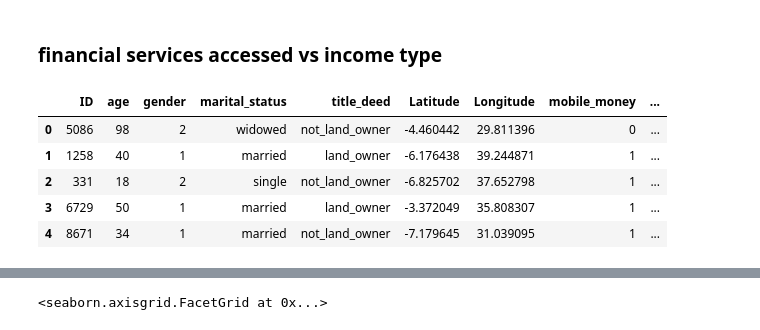
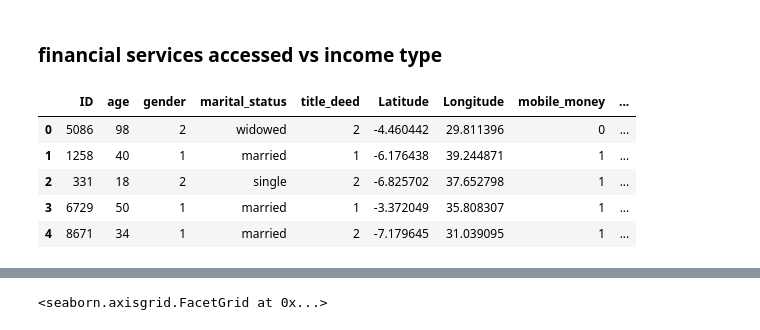
Before and after one commit to masaimahapa/Tanzania-mobile-money, a Jupyter notebook: mobile-money analysis.ipynb, the cells around one changed output, grey strips where cells are left out. Cells and saved outputs as stored; diff of their text form; code cells hidden in the pictures.

```diff
--- a/mobile-money analysis.ipynb
+++ b/mobile-money analysis.ipynb
@@ -32,5 +32,8 @@ Requirement already satisfied: six in /home/masai/anaconda3/lib/python3.7/site-p
 # %%
 df_mobile= pd.read_csv('training.csv')
+# %%
+df_income= df_mobile.loc[:, 'Q8_1':'Q8_11']
+
+df_mobile['income']= df_income.sum(axis = 1, skipna = True)
 # %%
 df_mobile = df_mobile.rename({'Q1': 'age', 'Q2': 'gender', 'Q3':'marital_status', 'Q4':'highest_education', 'Q5':'land_ownership', 'Q6':'title_deed', 'Q7':'own_phone', 'Q8_1':'salaries_wages', 'Q8_2':'selling_produce', 'Q8_3':'selling_services', 'Q8_4':'piece_job', 'Q8_5':'rental_income', 'Q8_6':'interest_earned','Q8_7':'pension', 'Q8_8':'social_grant', 'Q8_9':'pocket_money', 'Q8_10':'someone_pays', 'Q8_11':'other', 'Q9':'employer_for_employed', 'Q10':'what_you_sell', 'Q11':'service_you_provide', 'Q12':'sent_money_in_12_months', 'Q13':'when_last_send_money','Q14':'recieved_money_in_12_months','Q15':'when_last_recieve_money','Q16':'how_often_purchase_mobilemoney','Q17':'how_often_pay_bills_with_mm','Q18':'literacy_Kiswhahili','Q19':'literacy_english'}, axis='columns')
-df_mobile.columns
@@ -388,4 +238,4 @@ number_to_word= {
     1: 'land_owner',
     2:'not_land_owner'
 }
-df_income.title_deed= df_mobile.title_deed.map(number_to_word)
+df_mobile['title_deed']= df_mobile.title_deed.map(number_to_word)
@@ -400,18 +288,18 @@ sns.catplot(hue='title_deed', y='how_often_purchase_mobilemoney', data=df_income
 # %%
 '''
 df_income= df_mobile[['ID','age','gender', 'marital_status', 'title_deed', 'how_often_purchase_mobilemoney','salaries_wages', 'selling_produce', 'selling_services',
        'piece_job', 'rental_income', 'interest_earned', 'pension',
        'social_grant', 'pocket_money', 'someone_pays', 'other', 'mobile_money', 'Latitude', 'Longitude']]
 '''
-df_income= pd.melt(df_income, id_vars=['ID','age','gender','marital_status', 'title_deed','Latitude', 'Longitude','mobile_money', 'how_often_purchase_mobilemoney', 'how_often_pay_bills_with_mm'], var_name= 'income_type', value_name='income_value')
+df_income= pd.melt(df_income, id_vars=['ID','age','gender','marital_status', 'title_deed','Latitude', 'Longitude','mobile_money', 'highest_education', 'how_often_purchase_mobilemoney', 'how_often_pay_bills_with_mm'], var_name= 'income_type', value_name='income_value')
 df_income.head()
 # %% [output]
 |  | ID | age | gender | marital_status | title_deed | Latitude | Longitude | mobile_money | ... |
-| 0 | 5086 | 98 | 2 | widowed | not_land_owner | -4.460442 | 29.811396 | 0 | ... |
-| 1 | 1258 | 40 | 1 | married | land_owner | -6.176438 | 39.244871 | 1 | ... |
-| 2 | 331 | 18 | 2 | single | not_land_owner | -6.825702 | 37.652798 | 1 | ... |
-| 3 | 6729 | 50 | 1 | married | land_owner | -3.372049 | 35.808307 | 1 | ... |
-| 4 | 8671 | 34 | 1 | married | not_land_owner | -7.179645 | 31.039095 | 1 | ... |
+| 0 | 5086 | 98 | 2 | widowed | 2 | -4.460442 | 29.811396 | 0 | ... |
+| 1 | 1258 | 40 | 1 | married | 1 | -6.176438 | 39.244871 | 1 | ... |
+| 2 | 331 | 18 | 2 | single | 2 | -6.825702 | 37.652798 | 1 | ... |
+| 3 | 6729 | 50 | 1 | married | 1 | -3.372049 | 35.808307 | 1 | ... |
+| 4 | 8671 | 34 | 1 | married | 2 | -7.179645 | 31.039095 | 1 | ... |
 # %%
 bool_to_word= {
     1:'yes',
```
Also changed, not shown: parts of 49 cells of this notebook, 5 other files.
